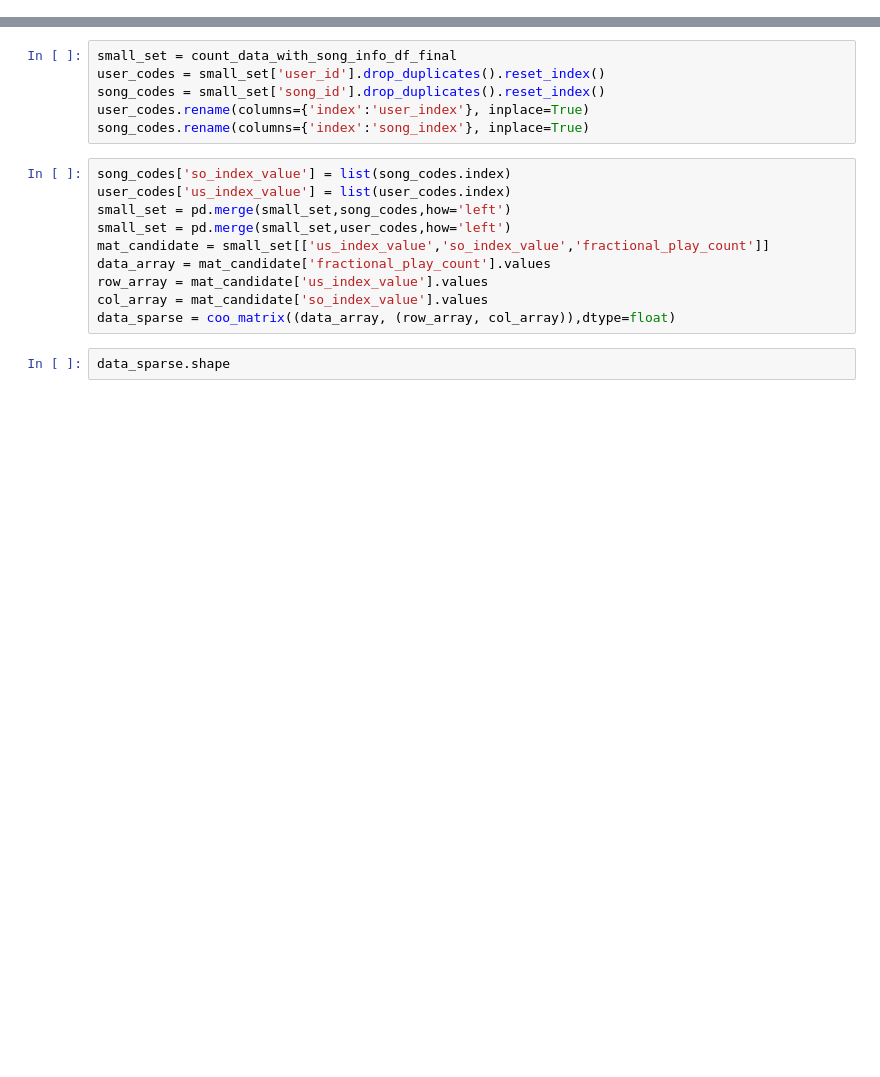
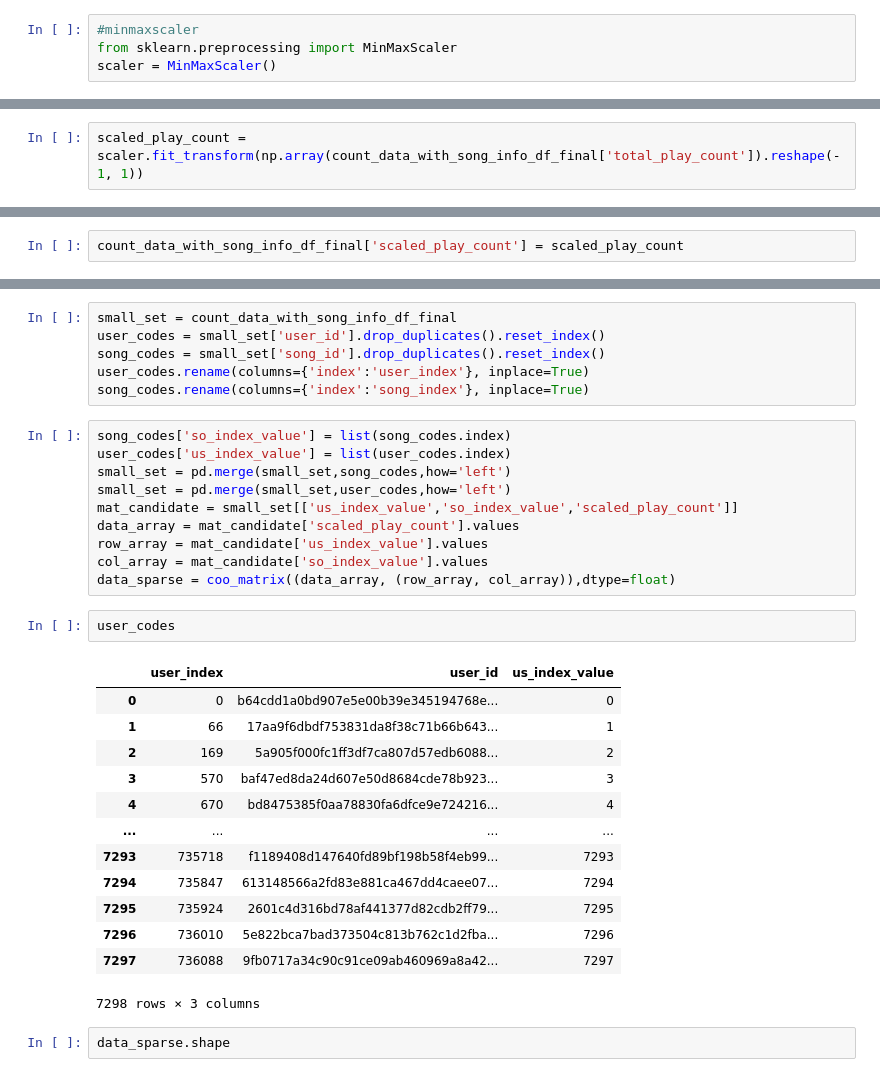
Before and after one commit to vrlnarayana/capstone-gl, a Jupyter notebook: SS_Matrix_factorization.ipynb, the cells around one changed output, grey strips where cells are left out. Drawn from its saved outputs; the diff is of its cells as text; blank space fills up the shorter version.

```diff
--- a/SS_Matrix_factorization.ipynb
+++ b/SS_Matrix_factorization.ipynb
@@ -112,3 +112,7 @@ user_song_sum_df.rename(columns={'play_count':'total_play_count'},inplace=True)
 # %%
 count_data_with_song_info_df_final = pd.merge(count_data_with_song_info_df_final,user_song_sum_df)
 count_data_with_song_info_df_final['fractional_play_count'] = count_data_with_song_info_df_final['play_count']/count_data_with_song_info_df_final['total_play_count']
+# %%
+#minmaxscaler
+from sklearn.preprocessing import MinMaxScaler
+scaler = MinMaxScaler()
@@ -114,0 +123,2 @@ count_data_with_song_info_df_final['fractional_play_count'] = count_data_with_so
+# %%
+scaled_play_count = scaler.fit_transform(np.array(count_data_with_song_info_df_final['total_play_count']).reshape(-1, 1))
@@ -115,3 +135,5 @@ count_data_with_song_info_df_final['fractional_play_count'] = count_data_with_so
+# %%
+count_data_with_song_info_df_final['scaled_play_count'] = scaled_play_count
 # %%
 count_data_with_song_info_df_final.tail(5)
 # %% [output]
@@ -138,11 +160,27 @@ song_codes['so_index_value'] = list(song_codes.index)
 user_codes['us_index_value'] = list(user_codes.index)
 small_set = pd.merge(small_set,song_codes,how='left')
 small_set = pd.merge(small_set,user_codes,how='left')
-mat_candidate = small_set[['us_index_value','so_index_value','fractional_play_count']]
-data_array = mat_candidate['fractional_play_count'].values
+mat_candidate = small_set[['us_index_value','so_index_value','scaled_play_count']]
+data_array = mat_candidate['scaled_play_count'].values
 row_array = mat_candidate['us_index_value'].values
 col_array = mat_candidate['so_index_value'].values
 data_sparse = coo_matrix((data_array, (row_array, col_array)),dtype=float)
+# %%
+user_codes
+# %% [output]
+|  | user_index | user_id | us_index_value |
+| 0 | 0 | b64cdd1a0bd907e5e00b39e345194768e... | 0 |
+| 1 | 66 | 17aa9f6dbdf753831da8f38c71b66b643... | 1 |
+| 2 | 169 | 5a905f000fc1ff3df7ca807d57edb6088... | 2 |
+| 3 | 570 | baf47ed8da24d607e50d8684cde78b923... | 3 |
+| 4 | 670 | bd8475385f0aa78830fa6dfce9e724216... | 4 |
+| ... | ... | ... | ... |
+| 7293 | 735718 | f1189408d147640fd89bf198b58f4eb99... | 7293 |
+| 7294 | 735847 | 613148566a2fd83e881ca467dd4caee07... | 7294 |
+| 7295 | 735924 | 2601c4d316bd78af441377d82cdb2ff79... | 7295 |
+| 7296 | 736010 | 5e822bca7bad373504c813b762c1d2fba... | 7296 |
+| 7297 | 736088 | 9fb0717a34c90c91ce09ab460969a8a42... | 7297 |
+7298 rows × 3 columns
 # %%
 data_sparse.shape
 # %% [output]
```
Also changed, not shown: parts of 9 cells of this notebook.
